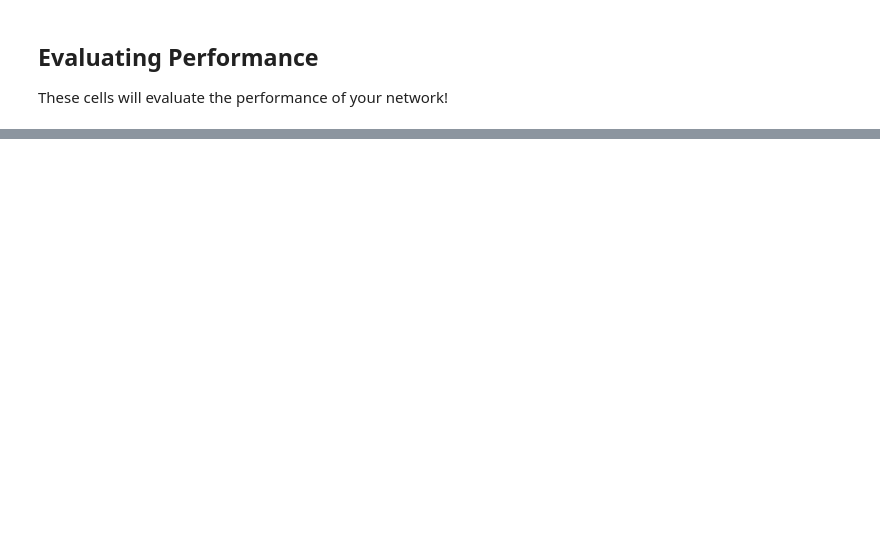
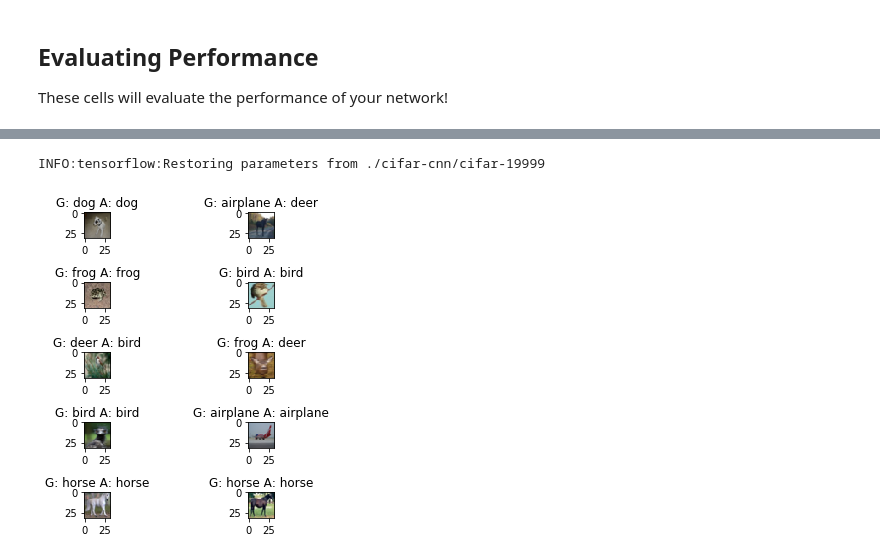
Before and after one commit to jmathison/mach3-notebooks, a Jupyter notebook: image-recognition-starter-build.ipynb, the cells around one changed output, grey strips where cells are left out. Cells and saved outputs as stored; diff of their text form; code cells hidden in the pictures; blank space fills up the shorter version.

```diff
--- a/image-recognition-starter-build.ipynb
+++ b/image-recognition-starter-build.ipynb
@@ -283,0 +318,34 @@ These cells will evaluate the performance of your network!
+# %%
+# TODO: Get a random set of images and make guesses for each
+with tf.Session() as sess:
+    checkpoint = tf.train.get_checkpoint_state(path)
+    saver.restore(sess,checkpoint.model_checkpoint_path)
+
+    indexes = np.random.choice(len(eval_data), 10, replace=False)
+
+    rows = 5
+    cols = 2
+
+    fig, axes = plt.subplots(rows, cols, figsize=(5,5))
+    fig.patch.set_facecolor('white')
+    image_count = 0
+
+    for idx in indexes:
+        image_count += 1
+        sub = plt.subplot(rows,cols,image_count)
+        img = eval_data[idx]
+        if model_name == "mnist":
+            img = img.reshape(28, 28)
+        plt.imshow(img)
+        guess = sess.run(cnn.choice, feed_dict={cnn.input_layer:[eval_data[idx]]})
+        if model_name == "mnist":
+            guess_name = str(guess[0])
+            actual_name = str(eval_labels[idx])
+        else:
+            guess_name = category_names[guess[0]]
+            actual_name = category_names[eval_labels[idx]]
+        sub.set_title("G: " + guess_name + " A: " + actual_name)
+    plt.tight_layout()
+# %% [output]
+INFO:tensorflow:Restoring parameters from ./cifar-cnn/cifar-19999
+[figure, added]
```
Also changed, not shown: parts of 8 cells of this notebook, 2 other files.
